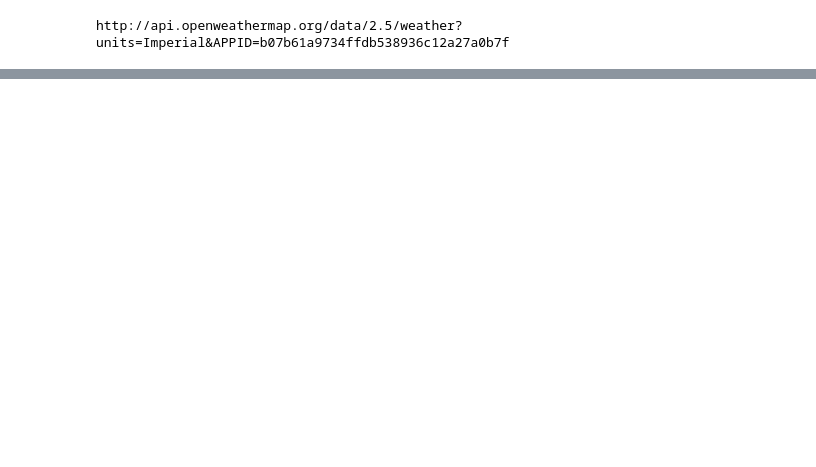
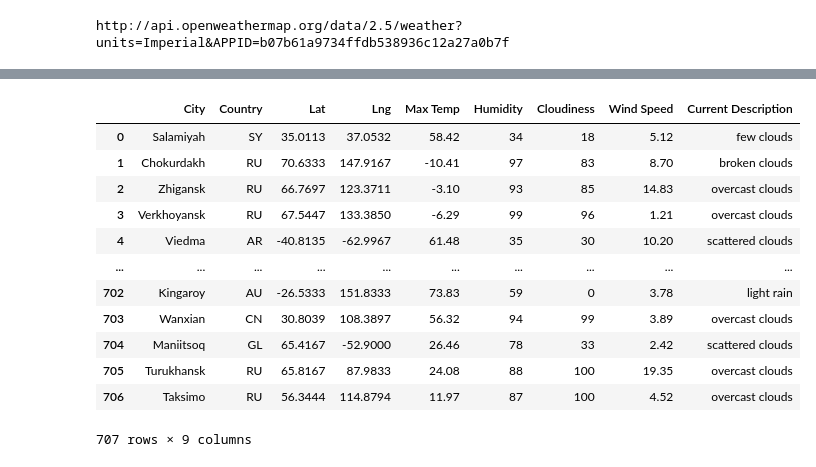
Before and after one commit to HMojadidi/World_Weather_Analysis, a Jupyter notebook: Weather_Database.ipynb, the cells around one changed output, grey strips where cells are left out. Cells and saved outputs as stored; diff of their text form; code cells hidden in the pictures; blank space fills up the shorter version.

```diff
--- a/Weather_Database.ipynb
+++ b/Weather_Database.ipynb
@@ -86,7 +86,7 @@ for i, city in enumerate(cities):
         city_humidity = city_weather["main"]["humidity"]
         city_clouds = city_weather["clouds"]["all"]
         city_wind = city_weather["wind"]["speed"]
-        city_description = city_weather["weather"]["description"]
+        city_description = city_weather["weather"][0]["description"]
         city_country = city_weather["sys"]["country"]
 
         # Append the city information into city_data list.
@@ -129,0 +134,4 @@ Data Retrieval Complete
+# %%
+# Convert the array of dictionaries to a Pandas DataFrame.
+city_data_df = pd.DataFrame(city_data)
+city_data_df.head(10)
@@ -129,0 +150,19 @@ Data Retrieval Complete
+# %%
+new_city_data_df = ["City", "Country", "Lat", "Lng", "Max Temp", "Humidity", "Cloudiness", "Wind Speed","Current Description"]
+city_data_df = city_data_df[new_city_data_df]
+# %%
+city_data_df
+# %% [output]
+|  | City | Country | Lat | Lng | Max Temp | Humidity | Cloudiness | Wind Speed | Current Description |
+| 0 | Salamiyah | SY | 35.0113 | 37.0532 | 58.42 | 34 | 18 | 5.12 | few clouds |
+| 1 | Chokurdakh | RU | 70.6333 | 147.9167 | -10.41 | 97 | 83 | 8.70 | broken clouds |
+| 2 | Zhigansk | RU | 66.7697 | 123.3711 | -3.10 | 93 | 85 | 14.83 | overcast clouds |
+| 3 | Verkhoyansk | RU | 67.5447 | 133.3850 | -6.29 | 99 | 96 | 1.21 | overcast clouds |
+| 4 | Viedma | AR | -40.8135 | -62.9967 | 61.48 | 35 | 30 | 10.20 | scattered clouds |
+| ... | ... | ... | ... | ... | ... | ... | ... | ... | ... |
+| 702 | Kingaroy | AU | -26.5333 | 151.8333 | 73.83 | 59 | 0 | 3.78 | light rain |
+| 703 | Wanxian | CN | 30.8039 | 108.3897 | 56.32 | 94 | 99 | 3.89 | overcast clouds |
+| 704 | Maniitsoq | GL | 65.4167 | -52.9000 | 26.46 | 78 | 33 | 2.42 | scattered clouds |
+| 705 | Turukhansk | RU | 65.8167 | 87.9833 | 24.08 | 88 | 100 | 19.35 | overcast clouds |
+| 706 | Taksimo | RU | 56.3444 | 114.8794 | 11.97 | 87 | 100 | 4.52 | overcast clouds |
+707 rows × 9 columns
```
Also changed, not shown: parts of 5 cells of this notebook, 1 other file.
